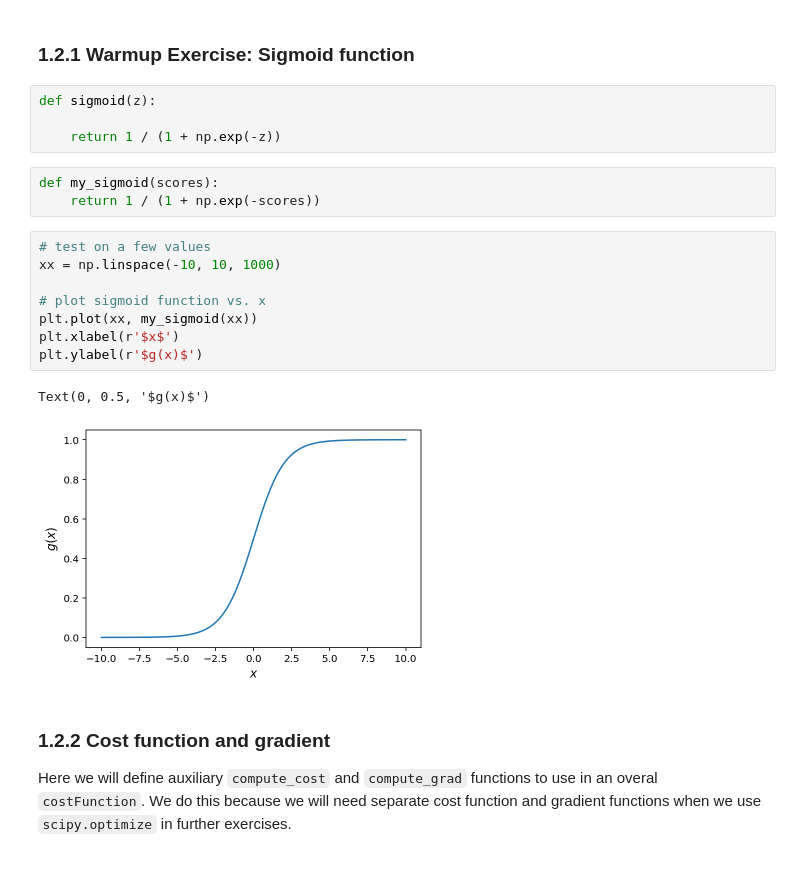
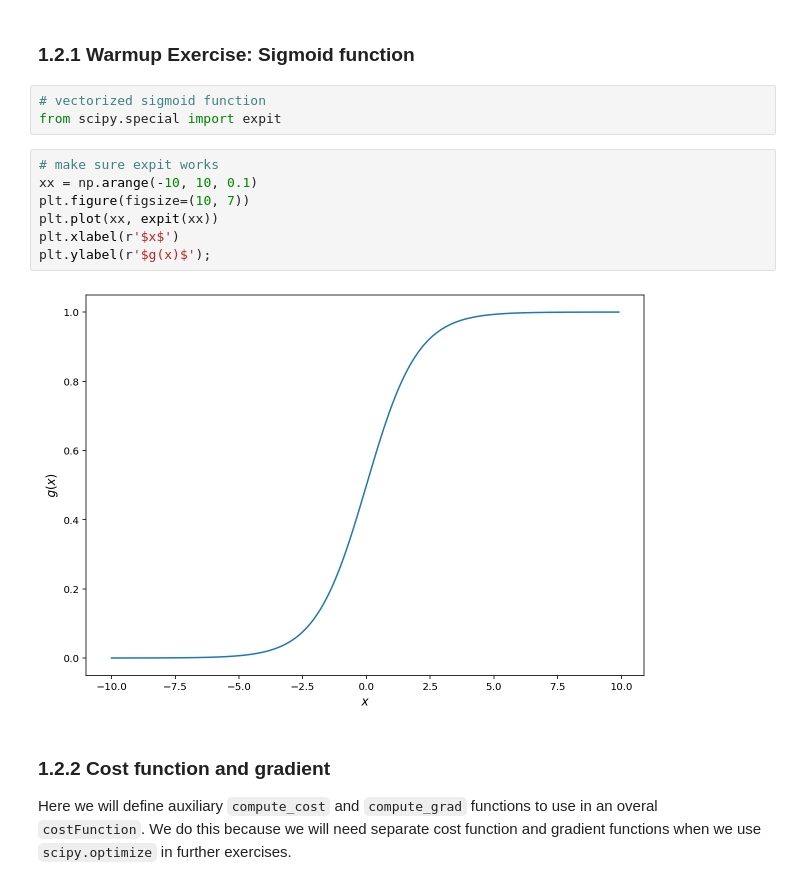
Before and after one commit to earny-joe/ML-Course-Solutions, a Jupyter notebook: ex2/ex2.ipynb, the cells around one changed output. Drawn from its saved outputs; the diff is of its cells as text.

```diff
--- a/ex2/ex2.ipynb
+++ b/ex2/ex2.ipynb
@@ -48,24 +75,18 @@ plotData(x, y)
 ## 1.2 Implementation
 # %% [markdown]
 ### 1.2.1 Warmup Exercise: Sigmoid function
-# %%
-def sigmoid(z):
-
-    return 1 / (1 + np.exp(-z))
-# %%
-def my_sigmoid(scores):
-    return 1 / (1 + np.exp(-scores))
+# %%
+# vectorized sigmoid function
+from scipy.special import expit
 # %%
-# test on a few values
-xx = np.linspace(-10, 10, 1000)
-
-# plot sigmoid function vs. x
-plt.plot(xx, my_sigmoid(xx))
+# make sure expit works
+xx = np.arange(-10, 10, 0.1)
+plt.figure(figsize=(10, 7))
+plt.plot(xx, expit(xx))
 plt.xlabel(r'$x$')
-plt.ylabel(r'$g(x)$')
+plt.ylabel(r'$g(x)$');
 # %% [output]
-Text(0, 0.5, '$g(x)$')
-[figure, old version]
+[figure, new version]
 # %% [markdown]
 ### 1.2.2 Cost function and gradient
 
```
Also changed, not shown: parts of 47 cells of this notebook.
